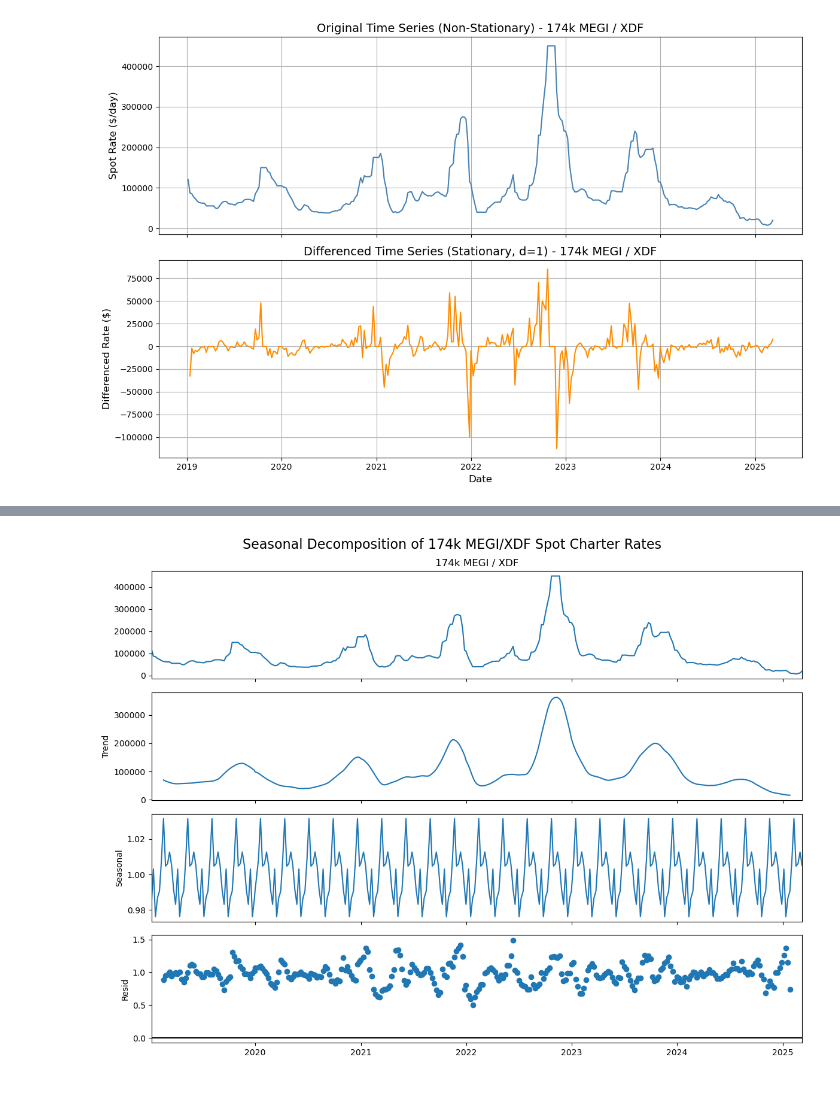
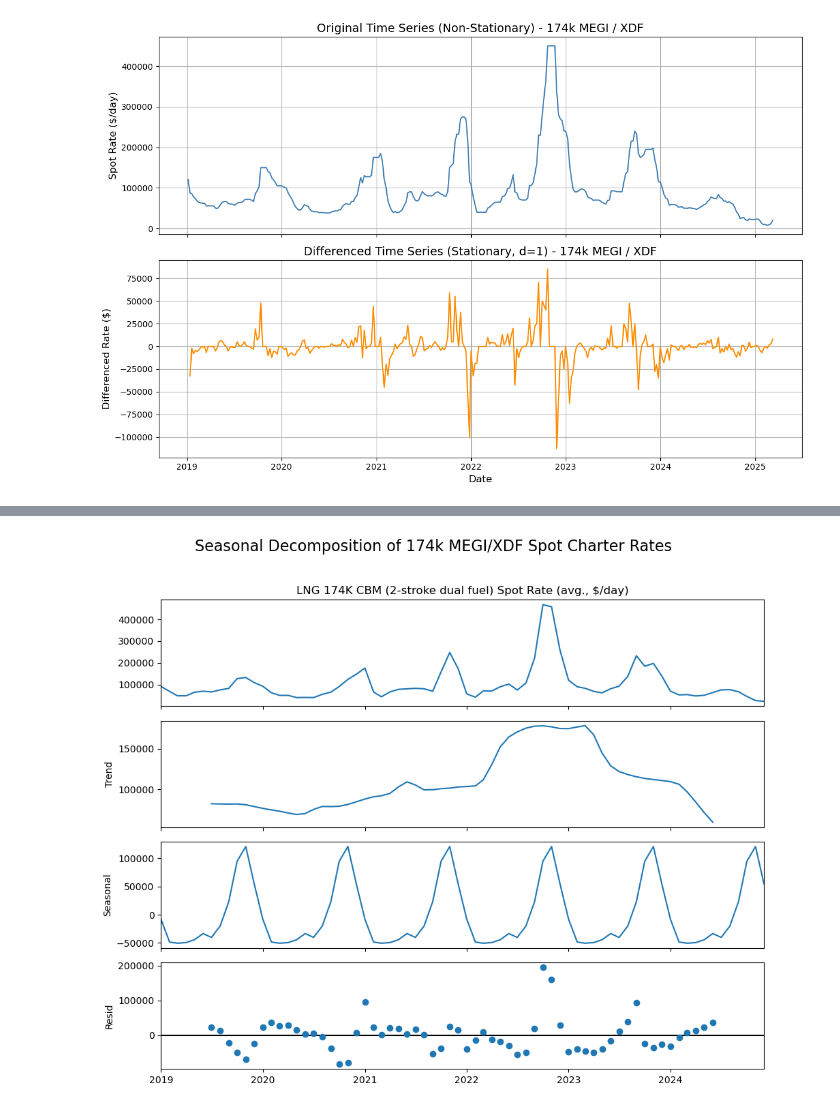
Before and after one commit to thomasmatre/LNGMaster, a Jupyter notebook: Lucas/ARIMA.ipynb, the cells around one changed output, grey strips where cells are left out. Saved outputs shown, nothing was run; the diff lists cells and outputs as text; code cells hidden in the pictures.

```diff
--- a/Lucas/ARIMA.ipynb
+++ b/Lucas/ARIMA.ipynb
@@ -74,27 +121,27 @@ plt.show()
 # %%
 import pandas as pd
 import matplotlib.pyplot as plt
 from statsmodels.tsa.seasonal import seasonal_decompose
 
-# Load dataset
-df = pd.read_excel('Spot charter rates - Fearnley LNG.xlsx')
+# Load your data
+df = pd.read_csv("cleandata.csv", parse_dates=["Date"], dayfirst=True)
+df.set_index("Date", inplace=True)
 
-# Convert date to datetime and set as index
-df['Date'] = pd.to_datetime(df['Date'], format='%d.%m.%Y')
-df.set_index('Date', inplace=True)
+# Use the relevant column
+series = df["LNG 174K CBM (2-stroke dual fuel) Spot Rate (avg., $/day)"]
 
-# Extract the series for "174k MEGI / XDF"
-megi_xdf_series = df['174k MEGI / XDF'].dropna()
+# (Optional but recommended) Drop NA values and ensure monthly frequency
+series = series.asfreq('MS')  # 'MS' = Month Start; adjust if your data is different
+series = series.dropna()
 
-# Perform seasonal decomposition (assuming yearly seasonality with 12 months)
-decomposition = seasonal_decompose(megi_xdf_series, model='multiplicative', period=12)
+# Decompose (use period=12 for monthly data with annual seasonality)
+decomposition = seasonal_decompose(series, model='additive', period=12)
 
-# Plot seasonal decomposition
+# Plot the decomposition
 fig = decomposition.plot()
-fig.set_size_inches(12, 9)
-fig.suptitle('Seasonal Decomposition of 174k MEGI/XDF Spot Charter Rates', fontsize=16)
-
+fig.set_size_inches(10, 8)
+plt.suptitle('Seasonal Decomposition of 174k MEGI/XDF Spot Charter Rates', fontsize=16, y=1.02)
 plt.tight_layout()
 plt.show()
 # %% [output]
-[figure, old version]
+[figure, new version]
```
Also changed, not shown: parts of 2 cells of this notebook, 6 other files.
